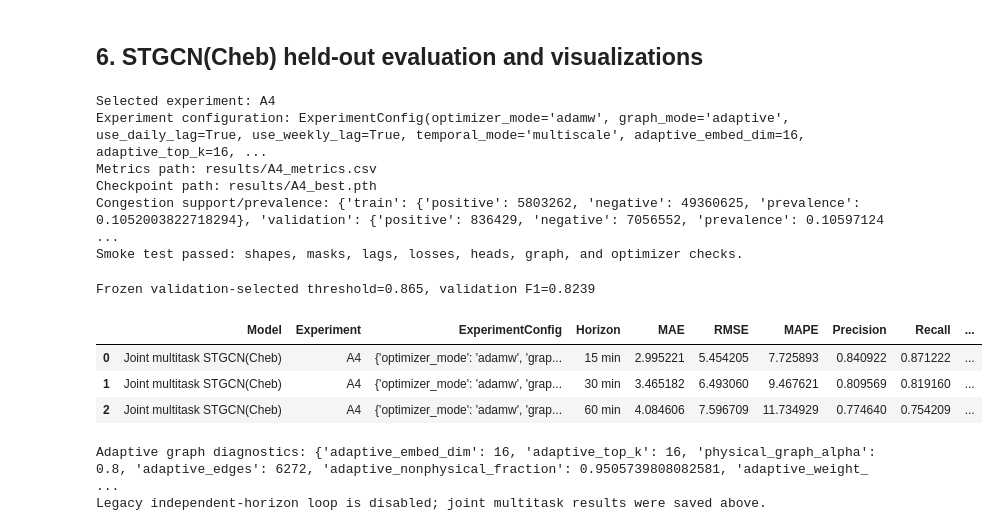
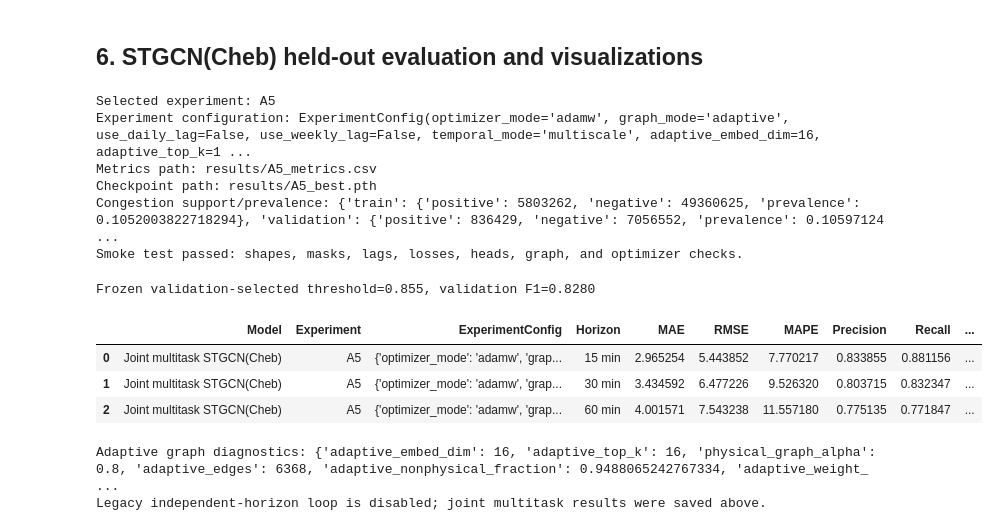
Before and after one commit to krxecs/traffic-prediction, a Jupyter notebook: stgcn_traffic_prediction.ipynb, the cells around one changed output. Drawn from its saved outputs; the diff is of its cells as text; code cells hidden in the pictures.

```diff
--- a/stgcn_traffic_prediction.ipynb
+++ b/stgcn_traffic_prediction.ipynb
@@ -116,7 +116,7 @@ WEEKLY_OFFSET_STEPS = 7 * DAILY_OFFSET_STEPS
 PERIODIC_RADIUS = 6
 STGCN_BATCH_SIZE = 50
 # Select the registered experiment here; all experiment controls come from its config.
-EXPERIMENT_ID = "A4"
+EXPERIMENT_ID = "A5"
 # This controls only the disabled legacy independent-horizon path; it is unrelated to A0/A1 joint experiment selection.
 LEGACY_INDEPENDENT_HORIZON_EPOCHS = 150
 # Classification metrics treat an observed speed below this cutoff as the positive class.
@@ -642,6 +642,9 @@ from multitask_stgcn import (
     A3A_CONFIG,
     A3B_CONFIG,
     A4_CONFIG,
+    A5_CONFIG,
+    A6_CONFIG,
+    A7_CONFIG,
     ExperimentConfig,
     MultiTaskSTGCN,
     class_support,
@@ -665,6 +668,9 @@ EXPERIMENT_CONFIGS = {
     "A3a": A3A_CONFIG,
     "A3b": A3B_CONFIG,
     "A4": A4_CONFIG,
+    "A5": A5_CONFIG,
+    "A6": A6_CONFIG,
+    "A7": A7_CONFIG,
 }
 if EXPERIMENT_ID not in EXPERIMENT_CONFIGS:
     raise ValueError(
@@ -846,40 +852,40 @@ if False:
             "Horizon",
             "MAE",
             "RMSE",
             "MAPE",
             "F1-score",
             "ROC AUC",
             "Accuracy",
         ],
     )
     display(comparison)
     comparison.to_csv(RESULTS_DIR / "stgcn_model_comparison.csv", index=False)
     pred, target, mask, horizon = representative
     sensor = int(np.flatnonzero(mask[0])[0])
     plt.figure(figsize=(10, 4))
     plt.plot(target[:200, sensor] * train_std + train_mean, label="actual")
     plt.plot(pred[:200, sensor] * train_std + train_mean, label="predicted")
     plt.title(f"STGCN(Cheb) held-out prediction — {horizon * 5} min, sensor {sensor}")
     plt.xlabel("Test sample")
     plt.ylabel("Speed")
     plt.legend()
     plt.show()
     print(f"Saved {RESULTS_DIR / 'stgcn_model_comparison.csv'}")
 else:
     print(
         "Legacy independent-horizon loop is disabled; joint multitask results were saved above."
     )
 # %% [output]
-Selected experiment: A4
-Experiment configuration: ExperimentConfig(optimizer_mode='adamw', graph_mode='adaptive', use_daily_lag=True, use_weekly_lag=True, temporal_mode='multiscale', adaptive_embed_dim=16, adaptive_top_k=16, ...
-Metrics path: results/A4_metrics.csv
-Checkpoint path: results/A4_best.pth
+Selected experiment: A5
+Experiment configuration: ExperimentConfig(optimizer_mode='adamw', graph_mode='adaptive', use_daily_lag=False, use_weekly_lag=False, temporal_mode='multiscale', adaptive_embed_dim=16, adaptive_top_k=1 ...
+Metrics path: results/A5_metrics.csv
+Checkpoint path: results/A5_best.pth
 Congestion support/prevalence: {'train': {'positive': 5803262, 'negative': 49360625, 'prevalence': 0.1052003822718294}, 'validation': {'positive': 836429, 'negative': 7056552, 'prevalence': 0.10597124 ...
 Smoke test passed: shapes, masks, lags, losses, heads, graph, and optimizer checks.
-Frozen validation-selected threshold=0.865, validation F1=0.8239
+Frozen validation-selected threshold=0.855, validation F1=0.8280
 |  | Model | Experiment | ExperimentConfig | Horizon | MAE | RMSE | MAPE | Precision | Recall | ... |
-| 0 | Joint multitask STGCN(Cheb) | A4 | {'optimizer_mode': 'adamw', 'grap... | 15 min | 2.995221 | 5.454205 | 7.725893 | 0.840922 | 0.871222 | ... |
-| 1 | Joint multitask STGCN(Cheb) | A4 | {'optimizer_mode': 'adamw', 'grap... | 30 min | 3.465182 | 6.493060 | 9.467621 | 0.809569 | 0.819160 | ... |
-| 2 | Joint multitask STGCN(Cheb) | A4 | {'optimizer_mode': 'adamw', 'grap... | 60 min | 4.084606 | 7.596709 | 11.734929 | 0.774640 | 0.754209 | ... |
+| 0 | Joint multitask STGCN(Cheb) | A5 | {'optimizer_mode': 'adamw', 'grap... | 15 min | 2.965254 | 5.443852 | 7.770217 | 0.833855 | 0.881156 | ... |
+| 1 | Joint multitask STGCN(Cheb) | A5 | {'optimizer_mode': 'adamw', 'grap... | 30 min | 3.434592 | 6.477226 | 9.526320 | 0.803715 | 0.832347 | ... |
+| 2 | Joint multitask STGCN(Cheb) | A5 | {'optimizer_mode': 'adamw', 'grap... | 60 min | 4.001571 | 7.543238 | 11.557180 | 0.775135 | 0.771847 | ... |
-Adaptive graph diagnostics: {'adaptive_embed_dim': 16, 'adaptive_top_k': 16, 'physical_graph_alpha': 0.8, 'adaptive_edges': 6272, 'adaptive_nonphysical_fraction': 0.9505739808082581, 'adaptive_weight_ ...
+Adaptive graph diagnostics: {'adaptive_embed_dim': 16, 'adaptive_top_k': 16, 'physical_graph_alpha': 0.8, 'adaptive_edges': 6368, 'adaptive_nonphysical_fraction': 0.9488065242767334, 'adaptive_weight_ ...
 Legacy independent-horizon loop is disabled; joint multitask results were saved above.
```
Also changed, not shown: parts of 3 cells of this notebook, 1 other file.
